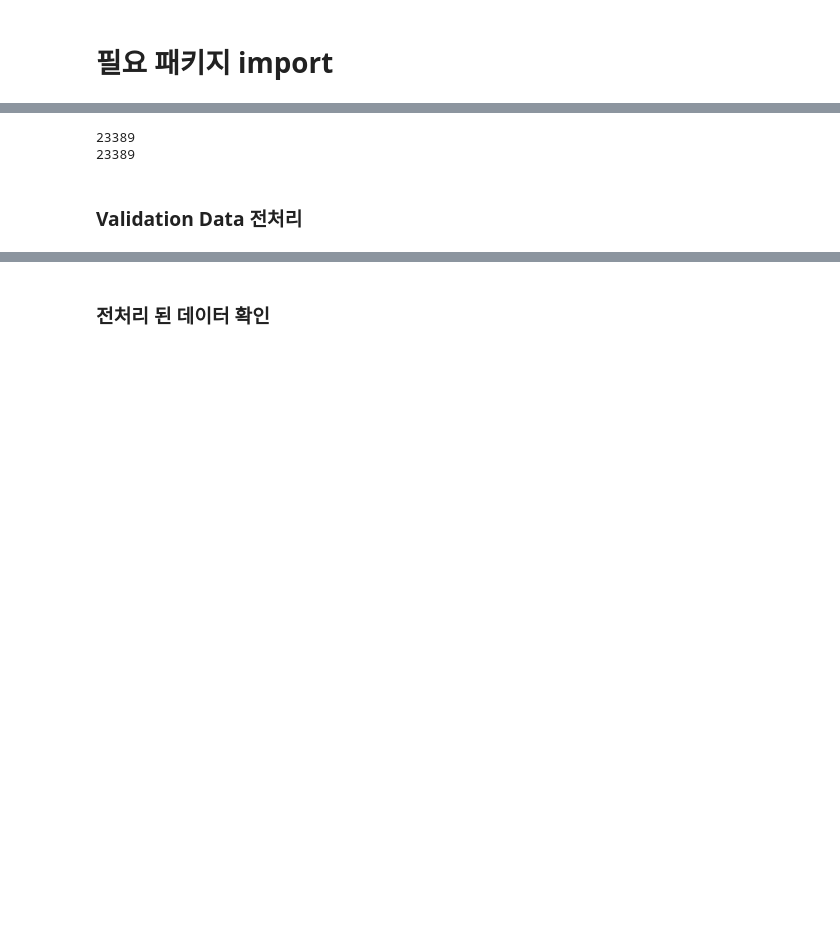
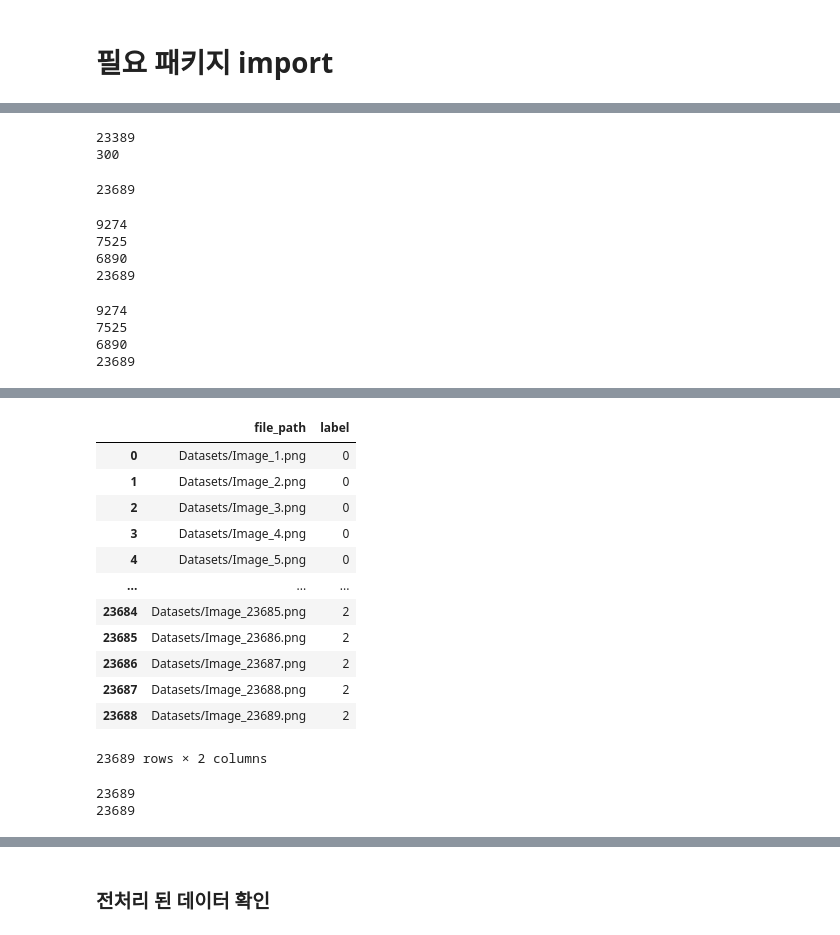
Before and after one commit to JoSangYeon/PotHole_Detection_Project, a Jupyter notebook: Pre-Processing.ipynb, the cells around one changed output, grey strips where cells are left out. Saved outputs shown, nothing was run; the diff lists cells and outputs as text; code cells hidden in the pictures; blank space fills up the shorter version.

```diff
--- a/Pre-Processing.ipynb
+++ b/Pre-Processing.ipynb
@@ -66,3 +19,49 @@ print(len(stone_valid), len(pothole_valid) ,len(filled_valid))
+# %%
+train_path = "Train_datasets_labels.csv"
+test_path = "Validation_datasets_labels.csv"
+
+train_data = pd.read_csv(train_path)
+test_data = pd.read_csv(test_path)
+
+print(len(train_data))
+print(len(test_data))
+# %% [output]
+23389
+300
+# %%
+concat_data = pd.concat([train_data, test_data])
+
+print(len(concat_data))
+# %% [output]
+23689
+# %%
+stone = concat_data[concat_data['label'] == 0]
+pothole = concat_data[concat_data['label'] == 1]
+filled = concat_data[concat_data['label'] == 2]
+
+print(len(stone))
+print(len(pothole))
+print(len(filled))
+print(len(stone) + len(pothole) + len(filled))
+# %% [output]
+9274
+7525
+6890
+23689
+# %%
+stone_path = stone["file_path"].values
+pothole_path = pothole["file_path"].values
+filled_path = filled["file_path"].values
+
+print(len(stone_path))
+print(len(pothole_path))
+print(len(filled_path))
+print(len(stone_path) + len(pothole_path) + len(filled_path))
+# %% [output]
+9274
+7525
+6890
+23689
 # %%
 def pre_processing(file_paths, label, base_path):
     global file_summary, idx
@@ -88,10 +87,10 @@ file_summary = {
     "label" : []
 }
 idx = 0                        # img의 ID
-base_path = "Datasets_Train"
+base_path = "Datasets"
 
-pre_processing(stone_train, 0, base_path)
-pre_processing(pothole_train, 1, base_path)
-pre_processing(filled_train, 2, base_path)
+pre_processing(stone_path, 0, base_path)
+pre_processing(pothole_path, 1, base_path)
+pre_processing(filled_path, 2, base_path)
 pd.DataFrame(file_summary)
 # %% [output]
@@ -115,8 +114,21 @@ Train_Data/stone/V1F_HY_9459_20201230_140919_E_CH2_Busan_Sun_Mainroad_Day_28822.
+|  | file_path | label |
+| 0 | Datasets/Image_1.png | 0 |
+| 1 | Datasets/Image_2.png | 0 |
+| 2 | Datasets/Image_3.png | 0 |
+| 3 | Datasets/Image_4.png | 0 |
+| 4 | Datasets/Image_5.png | 0 |
+| ... | ... | ... |
+| 23684 | Datasets/Image_23685.png | 2 |
+| 23685 | Datasets/Image_23686.png | 2 |
+| 23686 | Datasets/Image_23687.png | 2 |
+| 23687 | Datasets/Image_23688.png | 2 |
+| 23688 | Datasets/Image_23689.png | 2 |
+23689 rows × 2 columns
 # %%
 print(len(file_summary["label"]))
-print(len(stone_train)+len(pothole_train)+len(filled_train)-3)
+print(len(stone_path)+len(pothole_path)+len(filled_path))
 # %% [output]
-23389
-23389
+23689
+23689
 # %%
 file_label = pd.DataFrame(file_summary)
@@ -124,2 +135,0 @@ file_label.to_csv('Train_datasets_labels.csv', index=False)
-# %% [markdown]
-### Validation Data 전처리
```
Also changed, not shown: parts of 15 cells of this notebook, 1 other file.
